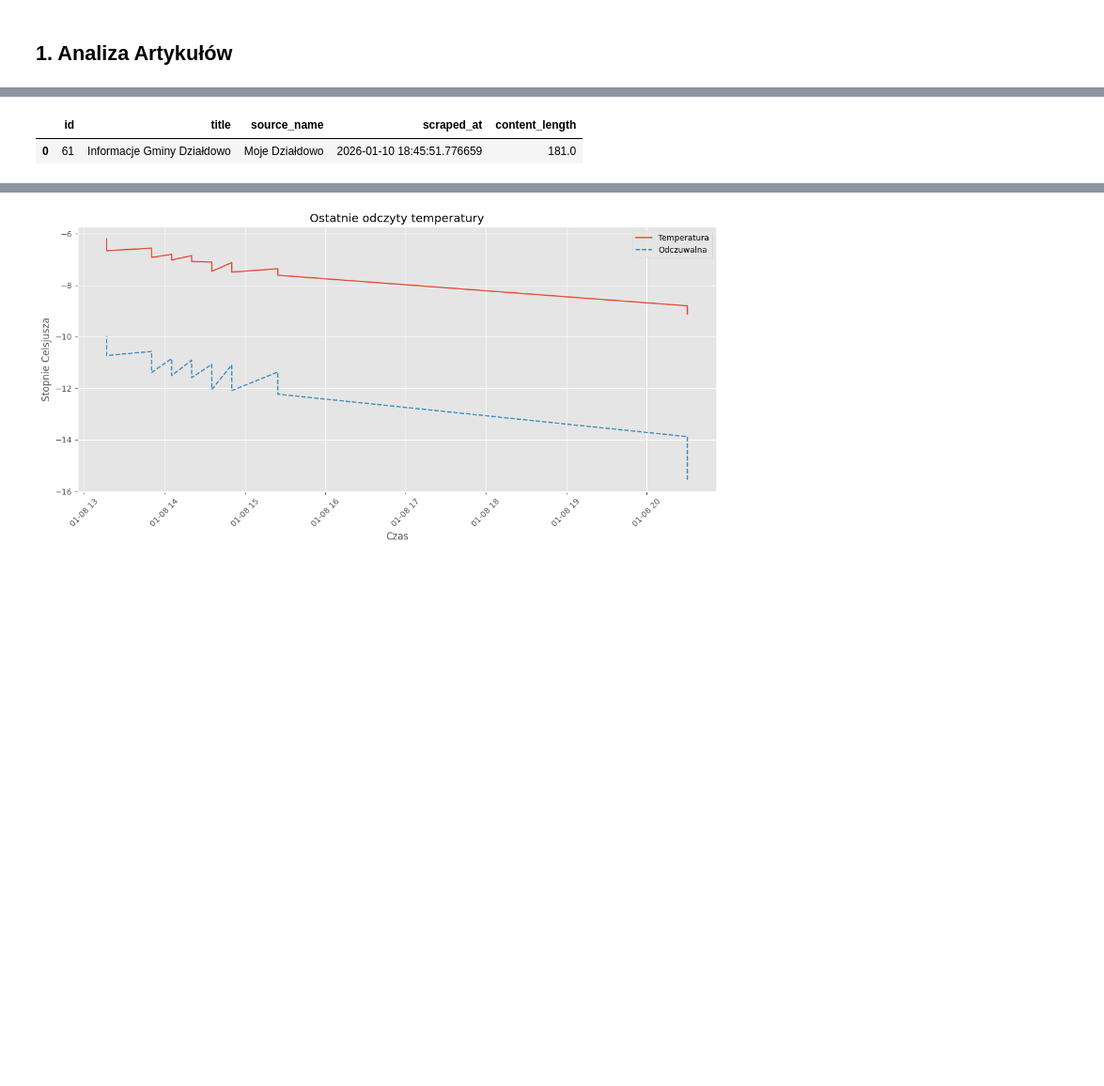
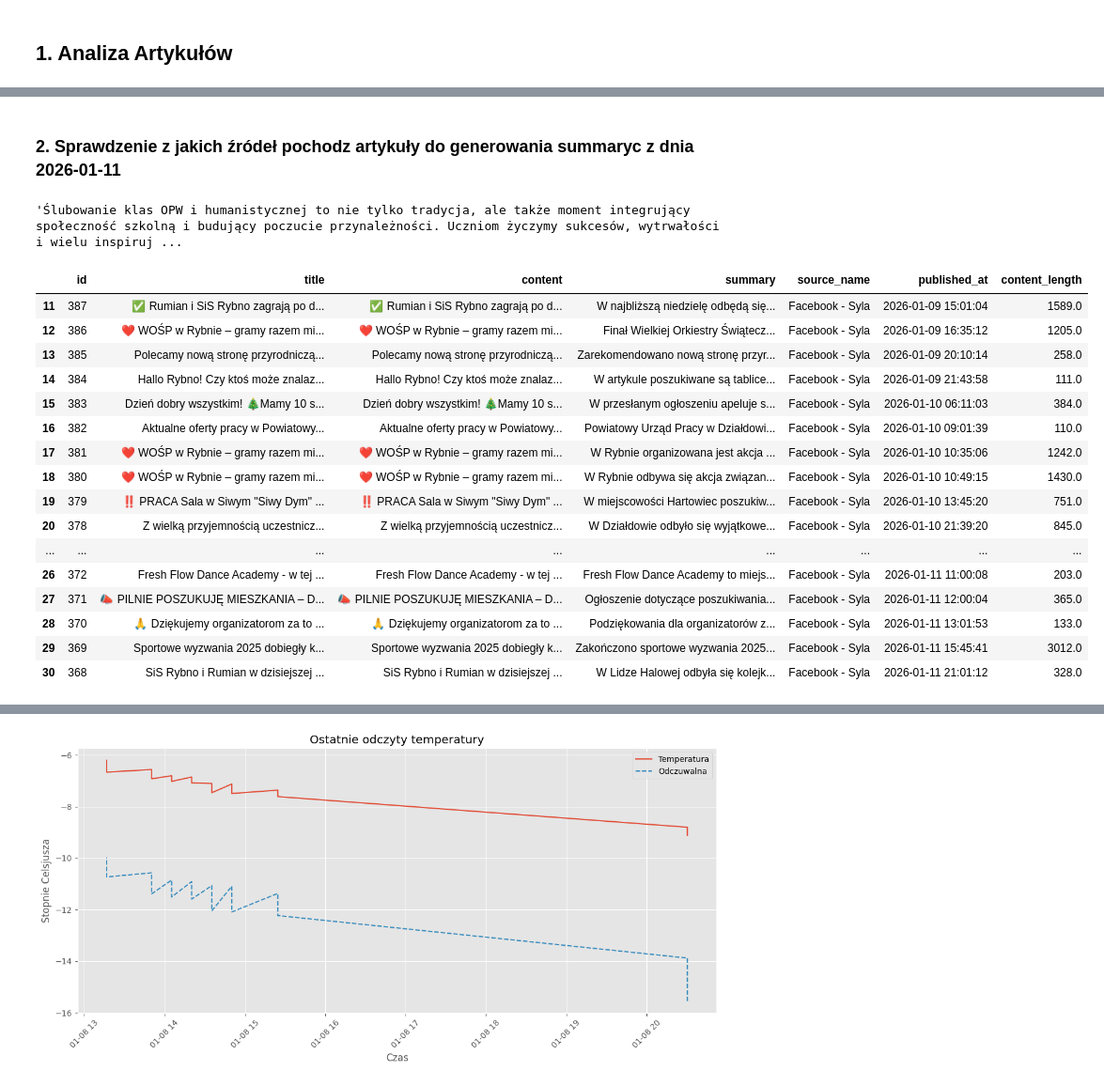
Before and after one commit to lukasmarch/Centrum_Operacyjne_Mieszkanca, a Jupyter notebook: backend/notebooks/analysis.ipynb, the cells around one changed output, grey strips where cells are left out. Shown at 94% size. Drawn from its saved outputs; the diff is of its cells as text; code cells hidden in the pictures; blank space fills up the shorter version.

```diff
--- a/backend/notebooks/analysis.ipynb
+++ b/backend/notebooks/analysis.ipynb
@@ -65 +70,5 @@ Moje Działdowo     1
 Name: count, dtype: int64
+# %% [markdown]
+### 2. Sprawdzenie z jakich źródeł pochodz artykuły do generowania summaryc z dnia 2026-01-11
+# %%
+df_articles['published_at'] = pd.to_datetime(df_articles['published_at']).dt.date
@@ -66,5 +77,28 @@ Name: count, dtype: int64
 # %%
-df_articles[df_articles["source_name"] == "Moje Działdowo"]
+articles_latest = df_articles[df_articles["published_at"] == data_find]
-# %% [output]
-|  | id | title | source_name | scraped_at | content_length |
-| 0 | 61 | Informacje Gminy Działdowo | Moje Działdowo | 2026-01-10 18:45:51.776659 | 181.0 |
+# %%
+articles_latest[articles_latest['source_name'] == "Moje Działdowo"].content.values[1]
+# %% [output]
+'Ślubowanie klas OPW i humanistycznej to nie tylko tradycja, ale także moment integrujący społeczność szkolną i budujący poczucie przynależności. Uczniom życzymy sukcesów, wytrwałości i wielu inspiruj ...
+# %%
+df_articles.loc[
+    (df_articles['source_name'] == "Facebook - Syla") & (df_articles['summary'].notna())
+]
+# %% [output]
+|  | id | title | content | summary | source_name | published_at | content_length |
+| 11 | 387 | ✅ Rumian i SiS Rybno zagrają po d... | ✅ Rumian i SiS Rybno zagrają po d... | W najbliższą niedzielę odbędą się... | Facebook - Syla | 2026-01-09 15:01:04 | 1589.0 |
+| 12 | 386 | ❤️ WOŚP w Rybnie – gramy razem mi... | ❤️ WOŚP w Rybnie – gramy razem mi... | Finał Wielkiej Orkiestry Świątecz... | Facebook - Syla | 2026-01-09 16:35:12 | 1205.0 |
+| 13 | 385 | Polecamy nową stronę przyrodniczą... | Polecamy nową stronę przyrodniczą... | Zarekomendowano nową stronę przyr... | Facebook - Syla | 2026-01-09 20:10:14 | 258.0 |
+| 14 | 384 | Hallo Rybno! Czy ktoś może znalaz... | Hallo Rybno! Czy ktoś może znalaz... | W artykule poszukiwane są tablice... | Facebook - Syla | 2026-01-09 21:43:58 | 111.0 |
+| 15 | 383 | Dzień dobry wszystkim! 🎄Mamy 10 s... | Dzień dobry wszystkim! 🎄Mamy 10 s... | W przesłanym ogłoszeniu apeluje s... | Facebook - Syla | 2026-01-10 06:11:03 | 384.0 |
+| 16 | 382 | Aktualne oferty pracy w Powiatowy... | Aktualne oferty pracy w Powiatowy... | Powiatowy Urząd Pracy w Działdowi... | Facebook - Syla | 2026-01-10 09:01:39 | 110.0 |
+| 17 | 381 | ❤️ WOŚP w Rybnie – gramy razem mi... | ❤️ WOŚP w Rybnie – gramy razem mi... | W Rybnie organizowana jest akcja ... | Facebook - Syla | 2026-01-10 10:35:06 | 1242.0 |
+| 18 | 380 | ❤️ WOŚP w Rybnie – gramy razem mi... | ❤️ WOŚP w Rybnie – gramy razem mi... | W Rybnie odbywa się akcja związan... | Facebook - Syla | 2026-01-10 10:49:15 | 1430.0 |
+| 19 | 379 | ‼️ PRACA Sala w Siwym "Siwy Dym" ... | ‼️ PRACA Sala w Siwym "Siwy Dym" ... | W miejscowości Hartowiec poszukiw... | Facebook - Syla | 2026-01-10 13:45:20 | 751.0 |
+| 20 | 378 | Z wielką przyjemnością uczestnicz... | Z wielką przyjemnością uczestnicz... | W Działdowie odbyło się wyjątkowe... | Facebook - Syla | 2026-01-10 21:39:20 | 845.0 |
+| ... | ... | ... | ... | ... | ... | ... | ... |
+| 26 | 372 | Fresh Flow Dance Academy - w tej ... | Fresh Flow Dance Academy - w tej ... | Fresh Flow Dance Academy to miejs... | Facebook - Syla | 2026-01-11 11:00:08 | 203.0 |
+| 27 | 371 | 📣 PILNIE POSZUKUJĘ MIESZKANIA – D... | 📣 PILNIE POSZUKUJĘ MIESZKANIA – D... | Ogłoszenie dotyczące poszukiwania... | Facebook - Syla | 2026-01-11 12:00:04 | 365.0 |
+| 28 | 370 | 🙏 Dziękujemy organizatorom za to ... | 🙏 Dziękujemy organizatorom za to ... | Podziękowania dla organizatorów z... | Facebook - Syla | 2026-01-11 13:01:53 | 133.0 |
+| 29 | 369 | Sportowe wyzwania 2025 dobiegły k... | Sportowe wyzwania 2025 dobiegły k... | Zakończono sportowe wyzwania 2025... | Facebook - Syla | 2026-01-11 15:45:41 | 3012.0 |
+| 30 | 368 | SiS Rybno i Rumian w dzisiejszej ... | SiS Rybno i Rumian w dzisiejszej ... | W Lidze Halowej odbyła się kolejk... | Facebook - Syla | 2026-01-11 21:01:12 | 328.0 |
```
Also changed, not shown: parts of 7 cells of this notebook, 36 other files.
